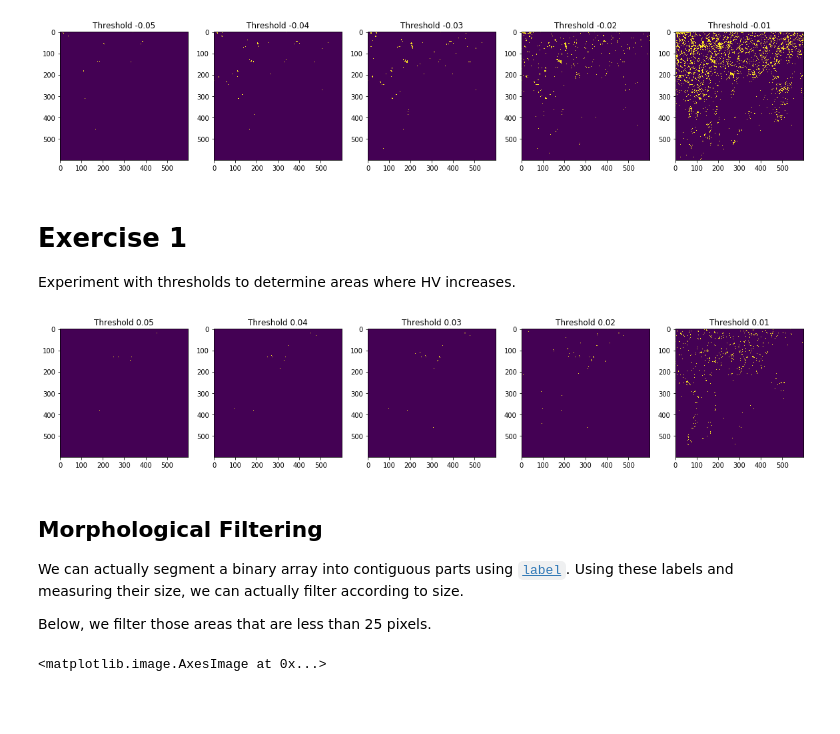
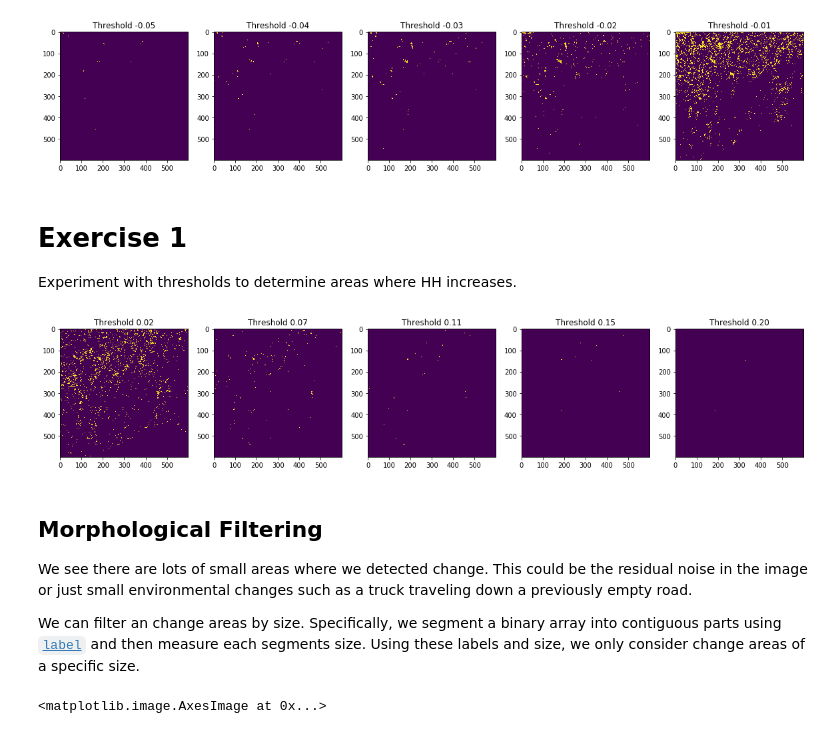
Before and after one commit to simard-landscape-lab/sari-tutorial, a Jupyter notebook: 8-Change Detection/8_Change_Detection.ipynb, the cells around one changed output. Cells and saved outputs as stored; diff of their text form; code cells hidden in the pictures; blank space fills up the shorter version.

```diff
--- a/8-Change Detection/8_Change_Detection.ipynb
+++ b/8-Change Detection/8_Change_Detection.ipynb
@@ -79,7 +82,9 @@ hv_0 = bands_tv[1]
 hv_1 = bands_tv[3]
 hh_0 = bands_tv[0]
 hh_1 = bands_tv[2]
-diff = hv_1 - hv_0
+
+diff_hv = hv_1 - hv_0
+diff_hh = hh_1 - hh_0
 # %%
 p = profile.copy()
 p['count'] = 1
@@ -127,28 +150,29 @@ thresholds = np.linspace(-.05, -.01,5)
 N = len(thresholds)
 fig, ax = plt.subplots(1, N, figsize=(20, 10))
 for (ax, t) in zip(ax.ravel(), thresholds):
-    ax.imshow((diff < t).astype(int))
+    ax.imshow((diff_hv < t).astype(int))
     ax.set_title(f'Threshold {t:1.2f}')
 # %% [output]
 [figure]
 # %% [markdown]
 # Exercise 1
 
-Experiment with thresholds to determine areas where HV increases.
+Experiment with thresholds to determine areas where HH increases.
 # %%
 ## Answer
-thresholds = np.linspace(.05, .01,5)
+
+thresholds = np.linspace(.02, .2,5)
 N = len(thresholds)
 fig, ax = plt.subplots(1, N, figsize=(20, 10))
 for (ax, t) in zip(ax.ravel(), thresholds):
-    ax.imshow((diff > t).astype(int))
+    ax.imshow((diff_hh > t).astype(int))
     ax.set_title(f'Threshold {t:1.2f}')
 # %% [output]
-[figure, old version]
+[figure, new version]
 # %% [markdown]
 ## Morphological Filtering
 
-We can actually segment a binary array into contiguous parts using [`label`](https://docs.scipy.org/doc/scipy-0.16.0/reference/generated/scipy.ndimage.measurements.label.html#scipy.ndimage.measurements.label). Using these labels and measuring their size, we can actually filter according to size.
+We see there are lots of small areas where we detected change. This could be the residual noise in the image or just small environmental changes such as a truck traveling down a previously empty road.
 
-Below, we filter those areas that are less than 25 pixels.
+We can filter an change areas by size. Specifically, we segment a binary array into contiguous parts using [`label`](https://docs.scipy.org/doc/scipy-0.16.0/reference/generated/scipy.ndimage.measurements.label.html#scipy.ndimage.measurements.label) and then measure each segments size. Using these labels and size, we only consider change areas of a specific size.
 # %%
```
Also changed, not shown: parts of 37 cells of this notebook, 1 other file.
